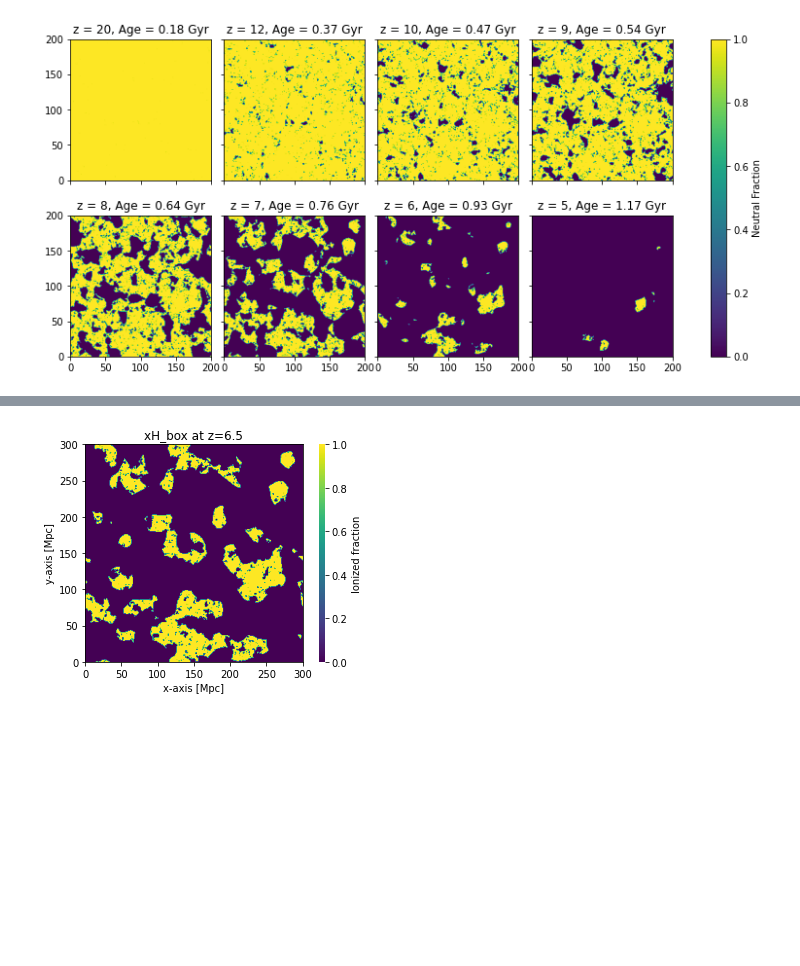
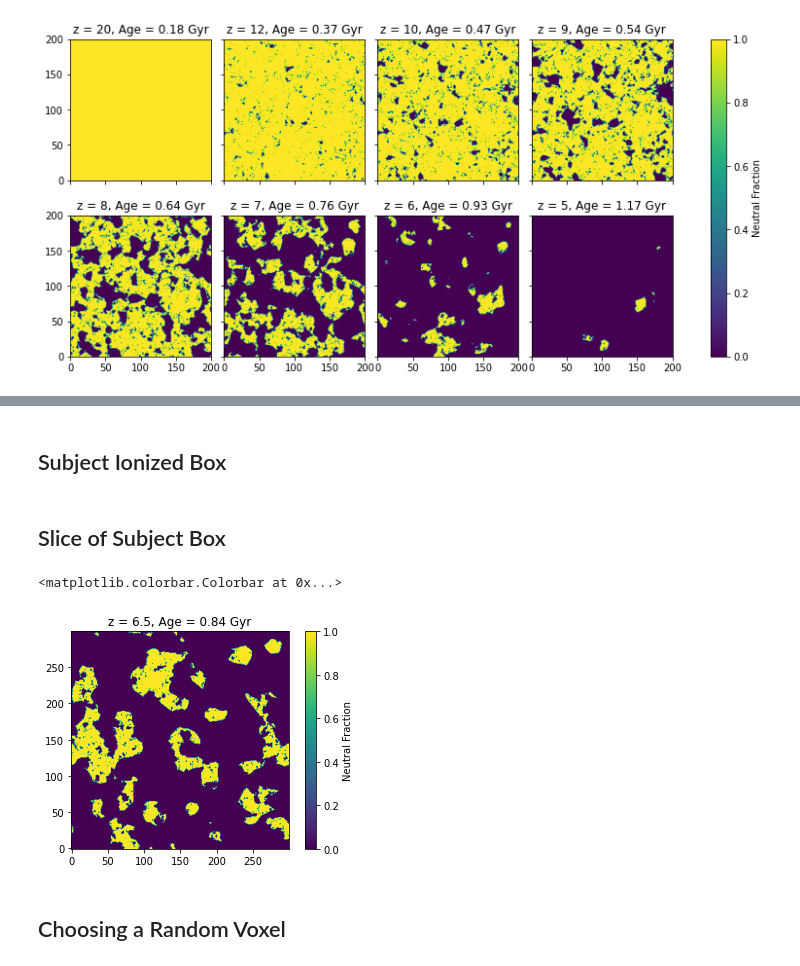
Before and after one commit to tommychinwj/HI_characterization, a Jupyter notebook: HI_characterization.ipynb, the cells around one changed output, grey strips where cells are left out. Cells and saved outputs as stored; diff of their text form; code cells hidden in the pictures; blank space fills up the shorter version.

```diff
--- a/HI_characterization.ipynb
+++ b/HI_characterization.ipynb
@@ -58,11 +72,19 @@ p21c.plotting.plot_global_history(lightcone, kind='xH_box')
+# %% [markdown]
+## Subject Ionized Box
 # %%
+z=6.5
 ionized = p21c.ionize_box(
-    redshift=6.5,
+    redshift=z,
     init_boxes=init_cond,
 )
-# %%
-p21c.plotting.coeval_sliceplot(ionized, kind='xH_box')
-plt.title("xH_box at z=6.5")
-cbar.set_label("Neutral Fraction")
-# %% [output]
-[figure, removed]
+# %% [markdown]
+## Slice of Subject Box
+# %%
+plt.imshow(ionized.xH_box[:, :, 0], origin='lower')
+plt.title(f"z = {z}, Age = {cosmo_params.cosmo.age(z):.2f}")
+plt.colorbar(label="Neutral Fraction")
+# %% [output]
+<matplotlib.colorbar.Colorbar at 0x...>
+[figure, added]
+# %% [markdown]
+## Choosing a Random Voxel
```
Also changed, not shown: parts of 15 cells of this notebook.
